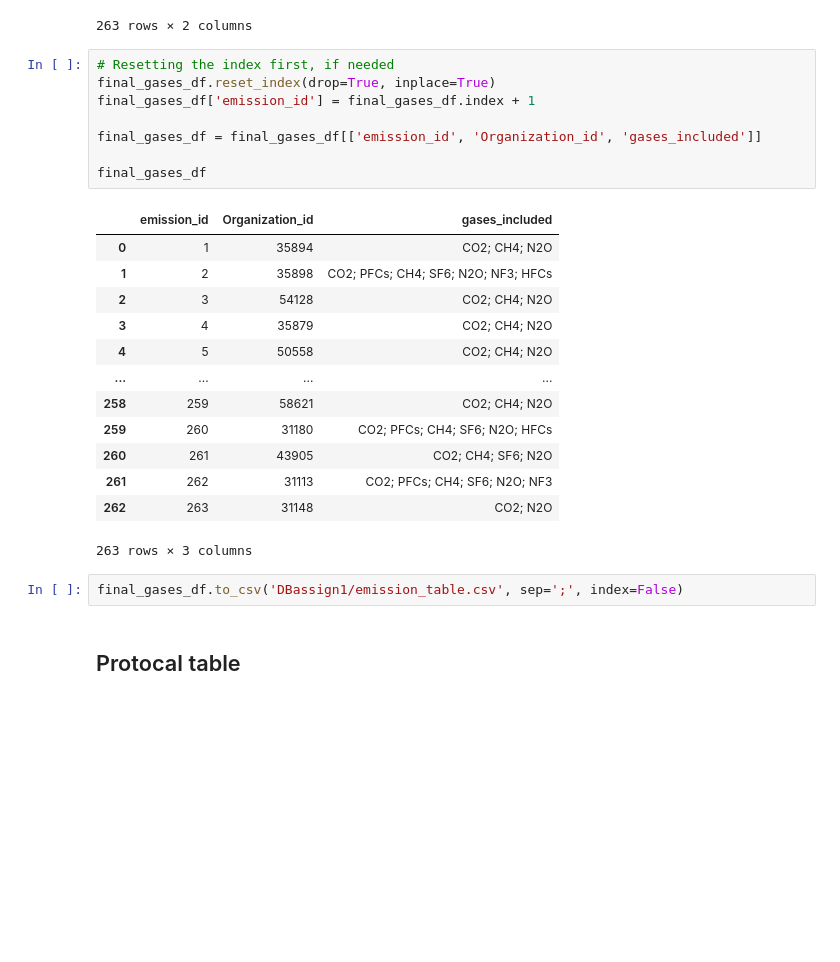
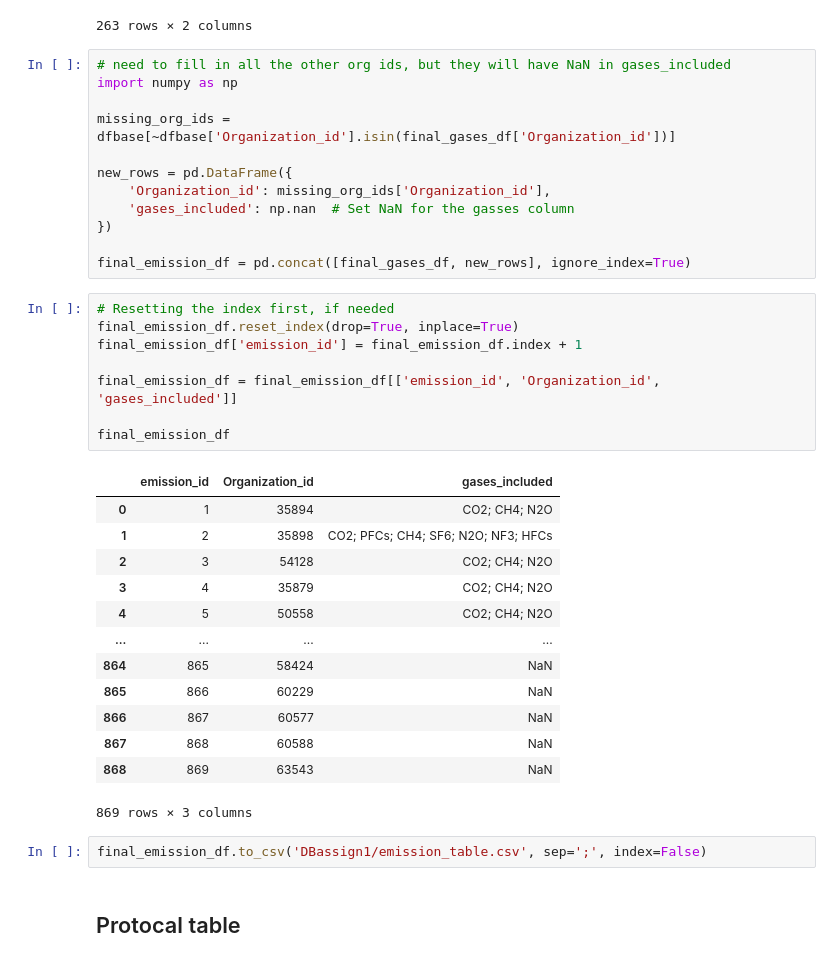
Before and after one commit to Gruppe-H/DB_assignment1, a Jupyter notebook: Dataset_Base_Emissions.ipynb, the cells around one changed output. Saved outputs shown, nothing was run; the diff lists cells and outputs as text; blank space fills up the shorter version.

Commit message:
Update with target emission and type csvs

```diff
--- a/Dataset_Base_Emissions.ipynb
+++ b/Dataset_Base_Emissions.ipynb
@@ -242,30 +242,42 @@ dtype: int64
 | 194 | 31113 | CO2; PFCs; CH4; SF6; N2O; NF3 |
 | 226 | 31148 | CO2; N2O |
 263 rows × 2 columns
+# %%
+# need to fill in all the other org ids, but they will have NaN in gases_included
+import numpy as np
+
+missing_org_ids = dfbase[~dfbase['Organization_id'].isin(final_gases_df['Organization_id'])]
+
+new_rows = pd.DataFrame({
+    'Organization_id': missing_org_ids['Organization_id'],
+    'gases_included': np.nan  # Set NaN for the gasses column
+})
+
+final_emission_df = pd.concat([final_gases_df, new_rows], ignore_index=True)
 # %%
 # Resetting the index first, if needed
-final_gases_df.reset_index(drop=True, inplace=True)
-final_gases_df['emission_id'] = final_gases_df.index + 1
+final_emission_df.reset_index(drop=True, inplace=True)
+final_emission_df['emission_id'] = final_emission_df.index + 1
 
-final_gases_df = final_gases_df[['emission_id', 'Organization_id', 'gases_included']]
+final_emission_df = final_emission_df[['emission_id', 'Organization_id', 'gases_included']]
 
-final_gases_df
+final_emission_df
 # %% [output]
 |  | emission_id | Organization_id | gases_included |
 | 0 | 1 | 35894 | CO2; CH4; N2O |
 | 1 | 2 | 35898 | CO2; PFCs; CH4; SF6; N2O; NF3; HFCs |
 | 2 | 3 | 54128 | CO2; CH4; N2O |
 | 3 | 4 | 35879 | CO2; CH4; N2O |
 | 4 | 5 | 50558 | CO2; CH4; N2O |
 | ... | ... | ... | ... |
-| 258 | 259 | 58621 | CO2; CH4; N2O |
-| 259 | 260 | 31180 | CO2; PFCs; CH4; SF6; N2O; HFCs |
-| 260 | 261 | 43905 | CO2; CH4; SF6; N2O |
-| 261 | 262 | 31113 | CO2; PFCs; CH4; SF6; N2O; NF3 |
-| 262 | 263 | 31148 | CO2; N2O |
+| 864 | 865 | 58424 | NaN |
+| 865 | 866 | 60229 | NaN |
+| 866 | 867 | 60577 | NaN |
+| 867 | 868 | 60588 | NaN |
+| 868 | 869 | 63543 | NaN |
-263 rows × 3 columns
+869 rows × 3 columns
 # %%
-final_gases_df.to_csv('DBassign1/emission_table.csv', sep=';', index=False)
+final_emission_df.to_csv('DBassign1/emission_table.csv', sep=';', index=False)
 # %% [markdown]
 ## Protocal table
 # %% [markdown]
```
Also changed, not shown: parts of 7 cells of this notebook, 7 other files.
